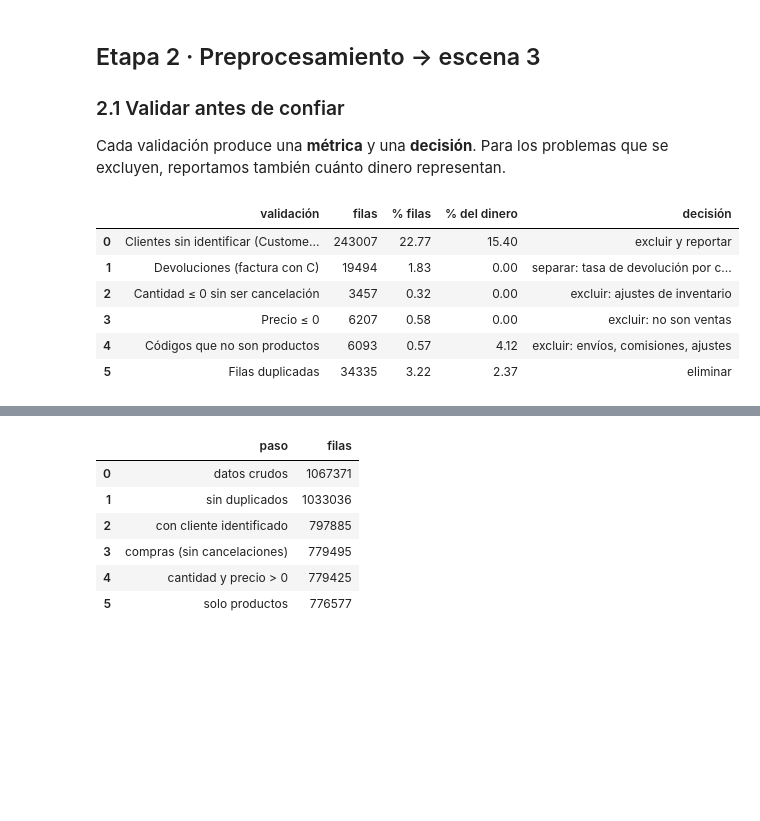
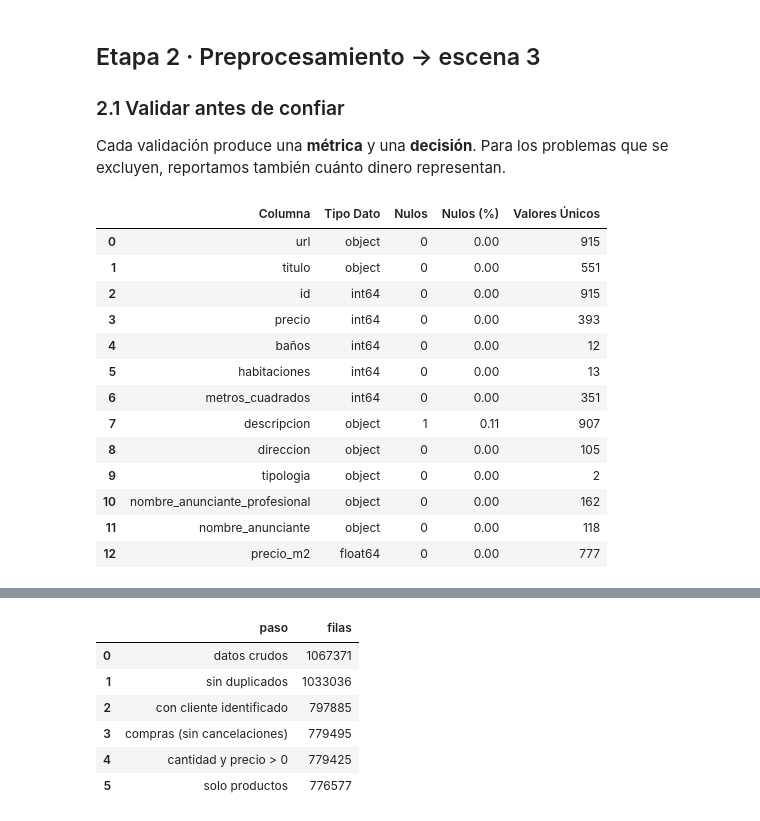
Before and after one commit to jhonnyTobon/ML_EA3_iudigital, a Jupyter notebook: src/sincronicas/Semana_5SINC.ipynb, the cells around one changed output, grey strips where cells are left out. Saved outputs shown, nothing was run; the diff lists cells and outputs as text; code cells hidden in the pictures; blank space fills up the shorter version.

```diff
--- a/src/sincronicas/Semana_5SINC.ipynb
+++ b/src/sincronicas/Semana_5SINC.ipynb
@@ -18,11 +18,6 @@ while ROOT != ROOT.parent and not (ROOT / "src" / "clases_po").exists():
 
 sys.path.insert(0, str(ROOT / "src"))
 from clases_po import HFDatasetLoader
-
-SEMILLA = 42
-PALETA = ["#1f6fe5", "#10a179", "#f2661b", "#8a3ff0", "#e5384b", "#f5b300", "#151b6e", "#7a8199", "#2ec4b6", "#ff7aa2"]
-plt.rcParams.update({"figure.dpi": 110, "axes.spines.top": False, "axes.spines.right": False})
-pd.set_option("display.max_columns", 30)
 # %% [markdown]
 ## Etapa 1 · Extracción  → escena 2
 Todas las ventas de una tienda online del Reino Unido (artículos de regalo, muchos clientes mayoristas),
@@ -69,11 +64,8 @@ diccionario
 # %%
-df = df_retail_crudo.copy()
-df["Invoice"] = df["Invoice"].astype(str)
-df["StockCode"] = df["StockCode"].astype(str)
-df["InvoiceDate"] = pd.to_datetime(df["InvoiceDate"])
+# se crea un dataset copia con base al crudo para procesamiento de datos
+df = df_crudo.copy()
 df.info()
-print("\nDesde", df["InvoiceDate"].min(), "hasta", df["InvoiceDate"].max())
-print("Facturas distintas:", df["Invoice"].nunique(), "· clientes distintos:", df["Customer ID"].nunique(),
-      "· países:", df["Country"].nunique())
+# se revisan si hay pisos repetidos segun su url
+print("pisos distintos segun sitio web:", df["url"].nunique())
 # %% [output]
 <class 'pandas.core.frame.DataFrame'>
@@ -113,37 +107,35 @@ dtype: float64
 Cada validación produce una **métrica** y una **decisión**. Para los problemas que se excluyen,
 reportamos también cuánto dinero representan.
 # %%
-df["Importe"] = df["Quantity"] * df["Price"]
-n = len(df)
-ventas_brutas = df.loc[df["Importe"] > 0, "Importe"].sum()
 
-sin_cliente = df["Customer ID"].isna()
-cancelacion = df["Invoice"].str.startswith("C")
-precio_invalido = df["Price"] <= 0
-cantidad_negativa_sin_c = (df["Quantity"] <= 0) & ~cancelacion
-duplicado = df.duplicated()
-# Códigos que no son productos: envíos, comisiones, ajustes, muestras (POST, DOT, M, BANK CHARGES, AMAZONFEE...)
-no_producto = ~df["StockCode"].str.match(r"^\d{5}")
 
-def fila(validacion, mascara, decision):
-    dinero = df.loc[mascara & (df["Importe"] > 0), "Importe"].sum()
-    return (validacion, int(mascara.sum()), round(mascara.mean() * 100, 2), round(dinero / ventas_brutas * 100, 2), decision)
+tabla_validacion = pd.DataFrame({
+    "Columna": df.columns,
+    "Tipo Dato": df.dtypes.values,
+    "Nulos": df.isnull().sum().values,
+    "Nulos (%)": (
+        df.isnull().sum() / len(df) * 100
+    ).round(2).values,
+    "Valores Únicos": [
+        df[col].nunique()
+        for col in df.columns
+    ]
+})
 
-calidad = pd.DataFrame([
-    fila("Clientes sin identificar (Customer ID nulo)", sin_cliente, "excluir y reportar"),
-    fila("Devoluciones (factura con C)", cancelacion, "separar: tasa de devolución por cliente"),
-    fila("Cantidad ≤ 0 sin ser cancelación", cantidad_negativa_sin_c, "excluir: ajustes de inventario"),
-    fila("Precio ≤ 0", precio_invalido, "excluir: no son ventas"),
-    fila("Códigos que no son productos", no_producto, "excluir: envíos, comisiones, ajustes"),
-    fila("Filas duplicadas", duplicado, "eliminar"),
-], columns=["validación", "filas", "% filas", "% del dinero", "decisión"])
-calidad
+tabla_validacion
 # %% [output]
-|  | validación | filas | % filas | % del dinero | decisión |
-| 0 | Clientes sin identificar (Custome... | 243007 | 22.77 | 15.40 | excluir y reportar |
-| 1 | Devoluciones (factura con C) | 19494 | 1.83 | 0.00 | separar: tasa de devolución por c... |
-| 2 | Cantidad ≤ 0 sin ser cancelación | 3457 | 0.32 | 0.00 | excluir: ajustes de inventario |
-| 3 | Precio ≤ 0 | 6207 | 0.58 | 0.00 | excluir: no son ventas |
-| 4 | Códigos que no son productos | 6093 | 0.57 | 4.12 | excluir: envíos, comisiones, ajustes |
-| 5 | Filas duplicadas | 34335 | 3.22 | 2.37 | eliminar |
+|  | Columna | Tipo Dato | Nulos | Nulos (%) | Valores Únicos |
+| 0 | url | object | 0 | 0.00 | 915 |
+| 1 | titulo | object | 0 | 0.00 | 551 |
+| 2 | id | int64 | 0 | 0.00 | 915 |
+| 3 | precio | int64 | 0 | 0.00 | 393 |
+| 4 | baños | int64 | 0 | 0.00 | 12 |
+| 5 | habitaciones | int64 | 0 | 0.00 | 13 |
+| 6 | metros_cuadrados | int64 | 0 | 0.00 | 351 |
+| 7 | descripcion | object | 1 | 0.11 | 907 |
+| 8 | direccion | object | 0 | 0.00 | 105 |
+| 9 | tipologia | object | 0 | 0.00 | 2 |
+| 10 | nombre_anunciante_profesional | object | 0 | 0.00 | 162 |
+| 11 | nombre_anunciante | object | 0 | 0.00 | 118 |
+| 12 | precio_m2 | float64 | 0 | 0.00 | 777 |
 # %%
```
Also changed, not shown: parts of 5 cells of this notebook, 1 other file.
